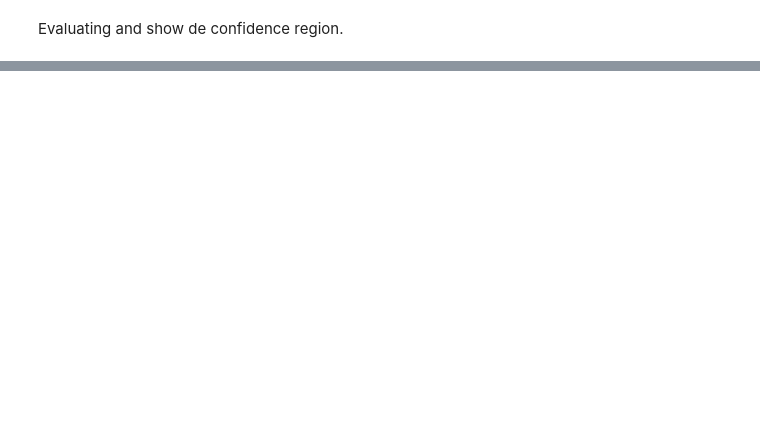
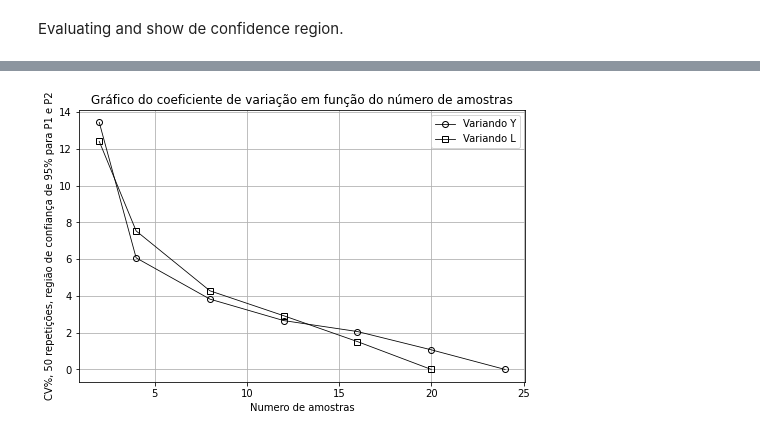
Before and after one commit to tiagoburiol/Fingerprinting, a Jupyter notebook: quick_start.ipynb, the cells around one changed output, grey strips where cells are left out. Cells and saved outputs as stored; diff of their text form; code cells hidden in the pictures; blank space fills up the shorter version.

```diff
--- a/quick_start.ipynb
+++ b/quick_start.ipynb
@@ -92,0 +178,19 @@ plt.show()
+# %%
+fig = plt.figure(figsize=(8, 5))
+plt.plot(X1_0, Y1_0, "ko-",
+         X2_0, Y2_0, "ks-",
+        fillstyle='none',
+        linewidth=0.8)
+#plt.plot(X1, Y1, "o-", )
+plt.title('Gráfico do coeficiente de variação em função do número de amostras')
+plt.xlabel('Numero de amostras')
+plt.ylabel('CV%, 50 repetições, região de confiança de 95% para P1 e P2')
+plt.legend(['Variando Y',
+            #'OLS3x3',
+            'Variando L'], loc='upper right')
+plt.savefig('CVvsAmostras.png')
+
+plt.grid()
+plt.show()
+# %% [output]
+[figure, added]
```
Also changed, not shown: parts of 18 cells of this notebook.
